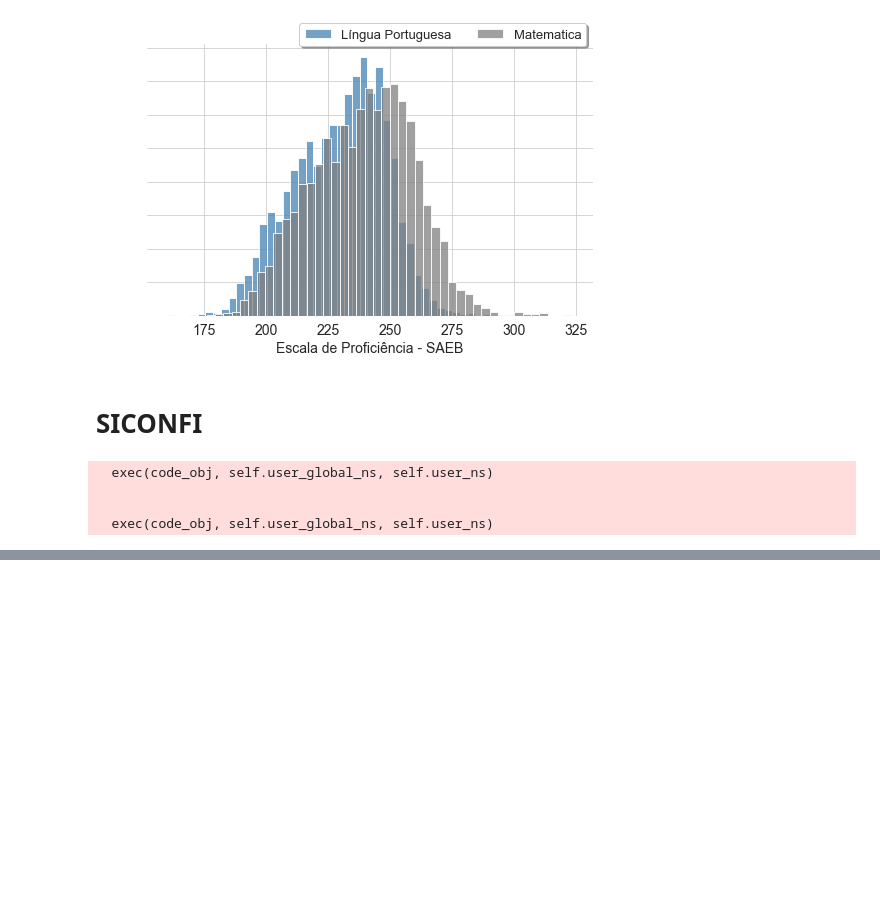
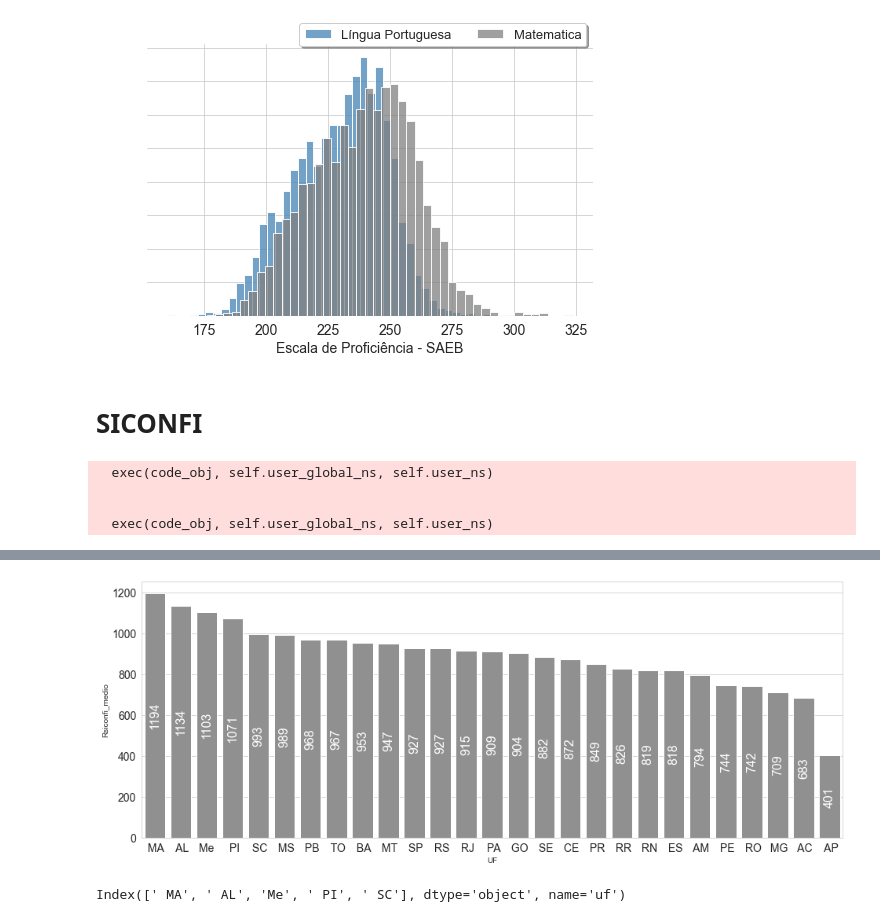
Before and after one commit to daianeklein/cursos-bootcamps, a Jupyter notebook: Mackenzie/TAC/CAPAG.ipynb, the cells around one changed output, grey strips where cells are left out. Cells and saved outputs as stored; diff of their text form; code cells hidden in the pictures; blank space fills up the shorter version.

```diff
--- a/Mackenzie/TAC/CAPAG.ipynb
+++ b/Mackenzie/TAC/CAPAG.ipynb
@@ -367,0 +439,9 @@ sns.scatterplot(data = df.sort_values(by='pop', ascending = False)[2:],
+# %%
+def remove_outlier():
+    q1 = pot_mun['siconfi_medio'].quantile(0.25)
+    q3 = pot_mun['siconfi_medio'].quantile(0.75)
+    iqr = q3-q1 #interquartil
+    f_low  = q1-1.5*iqr
+    f_high = q3+1.5*iqr
+    df_out = pot_mun.loc[(pot_mun['siconfi_medio'] > f_low) & (pot_mun['siconfi_medio'] < f_high)]
+    return df_out
@@ -367,0 +490,20 @@ sns.scatterplot(data = df.sort_values(by='pop', ascending = False)[2:],
+# %%
+plt.figure(figsize=(16, 6));
+palette = sns.set_palette(['#909090', '#D8D8D8'])
+
+order = remove_outlier().groupby('uf')['siconfi_medio'].mean().sort_values(ascending = False).index
+ax = sns.barplot(data = remove_outlier(), x = 'uf', y = 'siconfi_medio',
+           ci = False,  color = '#909090', order = order);
+
+plt.bar_label(ax.containers[0], label_type='center', color = 'white', fontsize = 16,  fmt='%.0f', rotation = 90);
+plt.xticks(fontsize = 14);
+plt.yticks(fontsize = 14);
+plt.ylabel('Rsiconfi_medio')
+plt.xlabel('UF');
+# %% [output]
+[figure, added]
+# %%
+aux = remove_outlier().groupby('uf')['siconfi_medio'].mean().sort_values(ascending = False)[:5].index
+aux
+# %% [output]
+Index([' MA', ' AL', 'Me', ' PI', ' SC'], dtype='object', name='uf')
```
Also changed, not shown: parts of 48 cells of this notebook.
